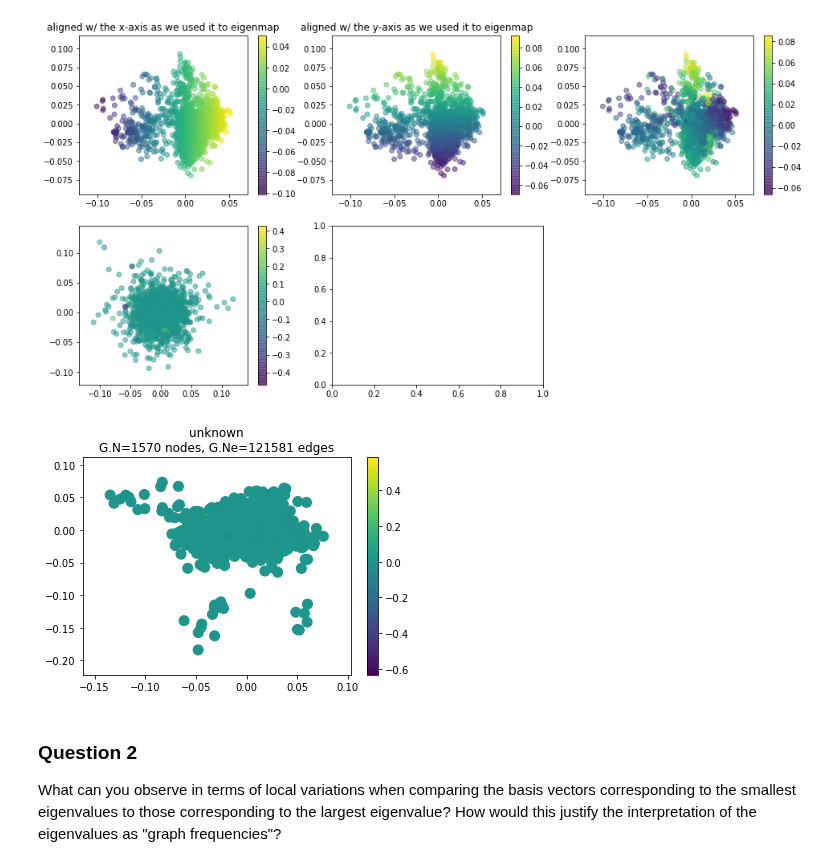
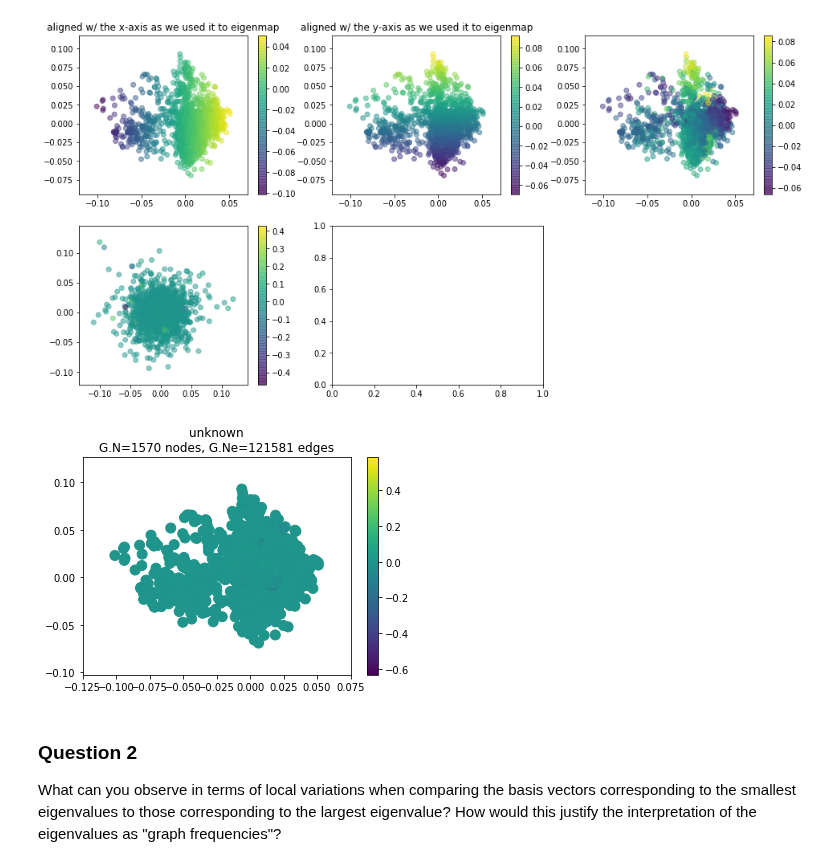
Before and after one commit to vndk36/Project_ntds2018, a Jupyter notebook: Milestone_4/4_HPCF_Hugo.ipynb, the cells around one changed output. Cells and saved outputs as stored; diff of their text form; code cells hidden in the pictures.

```diff
--- a/Milestone_4/4_HPCF_Hugo.ipynb
+++ b/Milestone_4/4_HPCF_Hugo.ipynb
@@ -267,12 +267,12 @@ plt.subplot(2,3,5)
 # %%
 graph = pg.graphs.Graph(adjacency)
 graph.set_coordinates('spring')  # Force-directed layout.
-graph.set_coordinates(eigenvectors[:, 10:12])  # Laplacian eigenmaps en changeant les coordonnées on voit des trucs
+graph.set_coordinates(eigenvectors[:, 1:3])  # Laplacian eigenmaps en changeant les coordonnées on voit des trucs
 
 signal = U[n_nodes-1]
 graph.plot_signal(signal)
 # %% [output]
-[figure, old version]
+[figure, new version]
 # %% [markdown]
 ### Question 2
 
```
Also changed, not shown: parts of 10 cells of this notebook.
